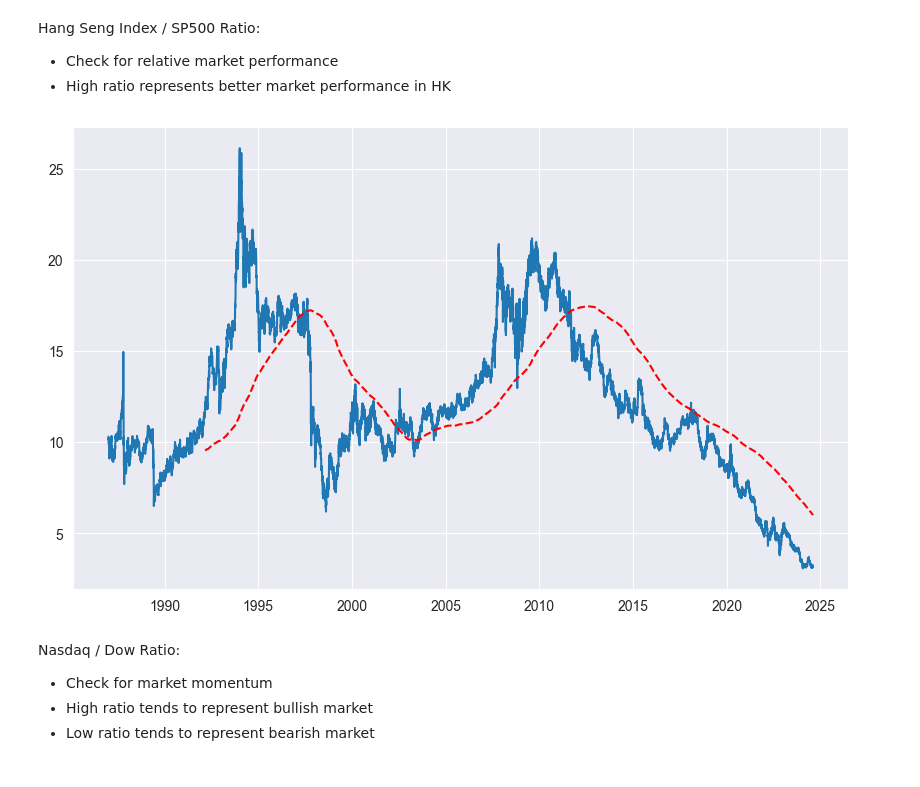
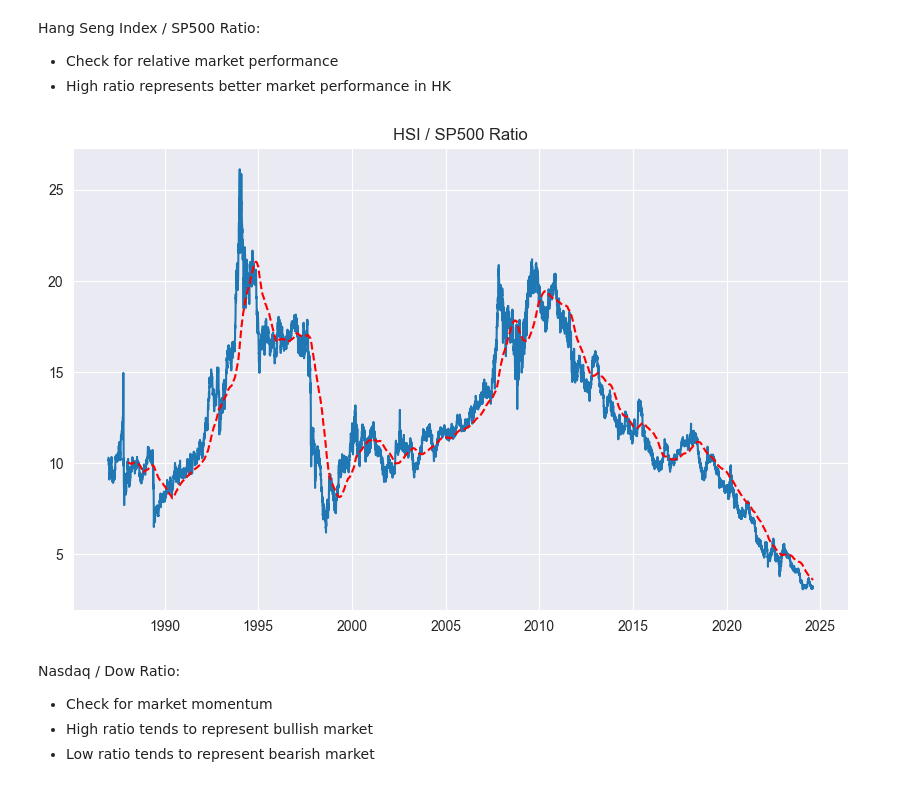
Before and after one commit to Henrywzh/right_time, a Jupyter notebook: self_research/market_corr.ipynb, the cells around one changed output. Drawn from its saved outputs; the diff is of its cells as text; code cells hidden in the pictures.

```diff
--- a/research_for_fun/market_corr.ipynb
+++ b/self_research/market_corr.ipynb
@@ -73,11 +73,12 @@ Hang Seng Index / SP500 Ratio:
 # %%
 plt.figure(figsize=(10, 6))
 ratio = (hsi['Adj Close'] / sp500['Adj Close']).dropna()
 plt.plot(ratio)
-plt.plot(ratio.rolling(250 * 5).mean(), color='red', linestyle='--')
+plt.plot(ratio.rolling(250).mean(), color='red', linestyle='--')
+plt.title(f'HSI / SP500 Ratio')
 plt.show()
 # %% [output]
-[figure, old version]
+[figure, new version]
 # %% [markdown]
 Nasdaq / Dow Ratio:
 - Check for market momentum
```
Also changed, not shown: parts of 4 cells of this notebook, 1 other file.
